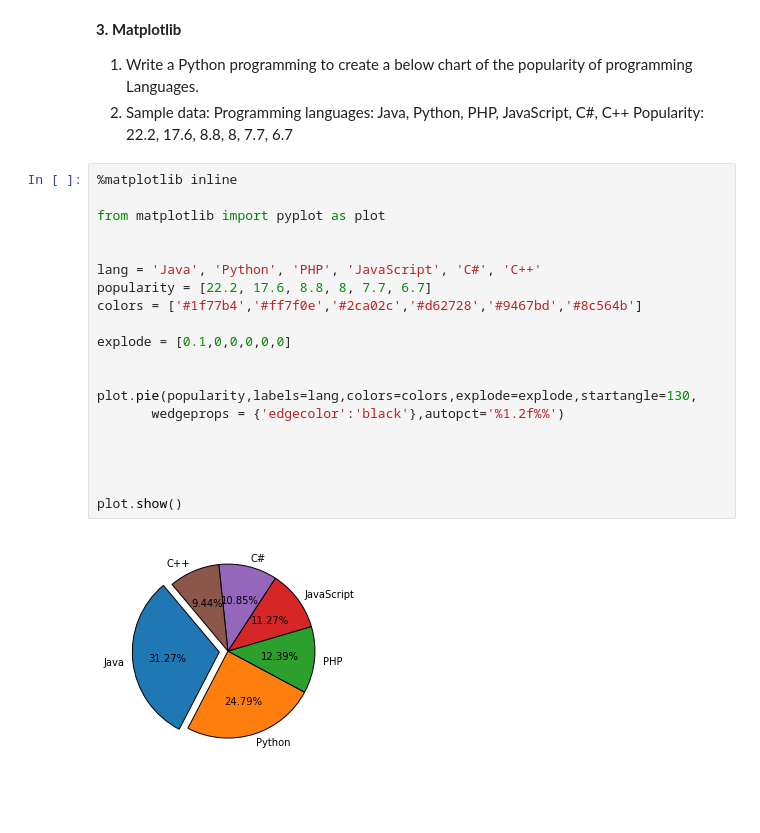
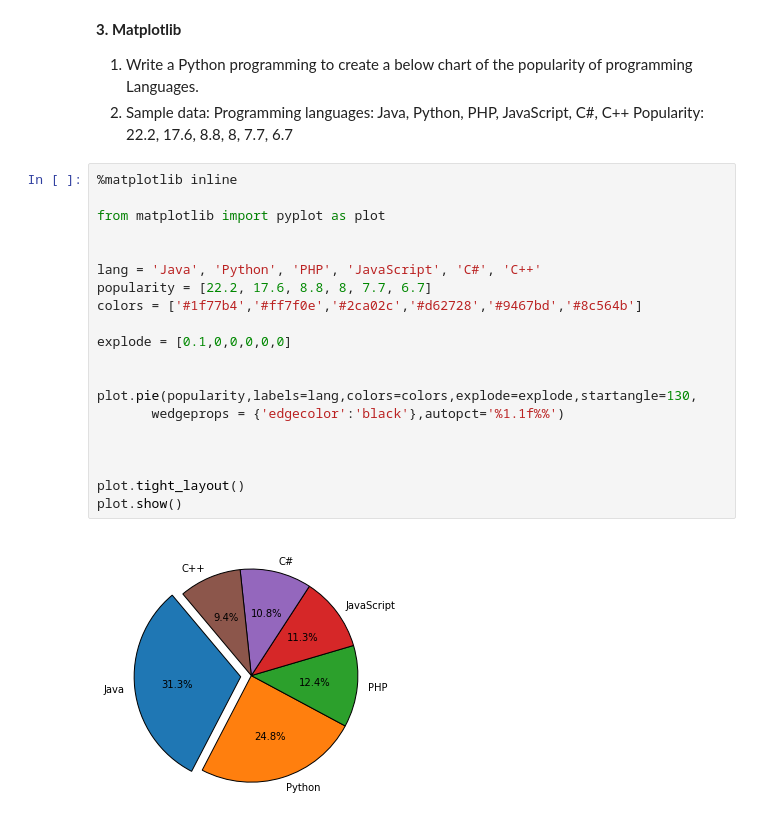
Before and after one commit to SaiManjithMatta/Assignment-2, a Jupyter notebook: Assignment_2.ipynb, the cells around one changed output. Saved outputs shown, nothing was run; the diff lists cells and outputs as text; blank space fills up the shorter version.

```diff
--- a/Assignment_2.ipynb
+++ b/Assignment_2.ipynb
@@ -249,22 +249,22 @@ Popularity: 22.2, 17.6, 8.8, 8, 7.7, 6.7
 # %%
 %matplotlib inline
 
 from matplotlib import pyplot as plot
 
 
 lang = 'Java', 'Python', 'PHP', 'JavaScript', 'C#', 'C++'
 popularity = [22.2, 17.6, 8.8, 8, 7.7, 6.7]
 colors = ['#1f77b4','#ff7f0e','#2ca02c','#d62728','#9467bd','#8c564b']
 
 explode = [0.1,0,0,0,0,0]
 
 
 plot.pie(popularity,labels=lang,colors=colors,explode=explode,startangle=130,
-       wedgeprops = {'edgecolor':'black'},autopct='%1.2f%%')
+       wedgeprops = {'edgecolor':'black'},autopct='%1.1f%%')
 
 
 
-
+plot.tight_layout()
 plot.show()
 # %% [output]
-[figure, old version]
+[figure, new version]
```
